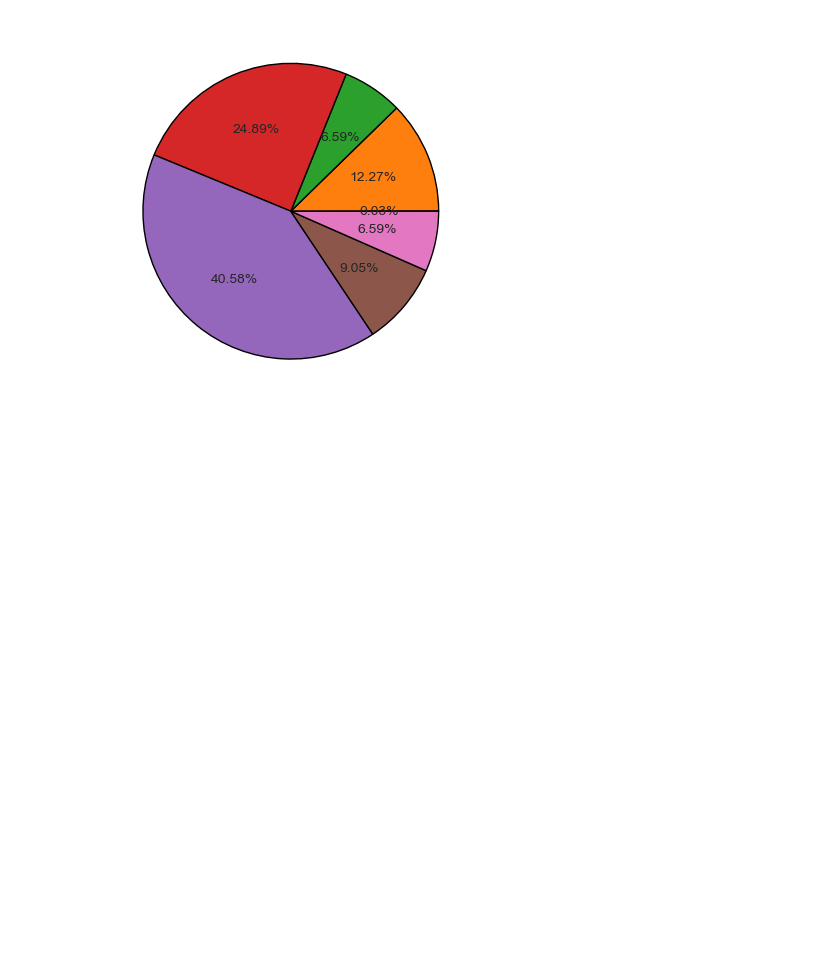
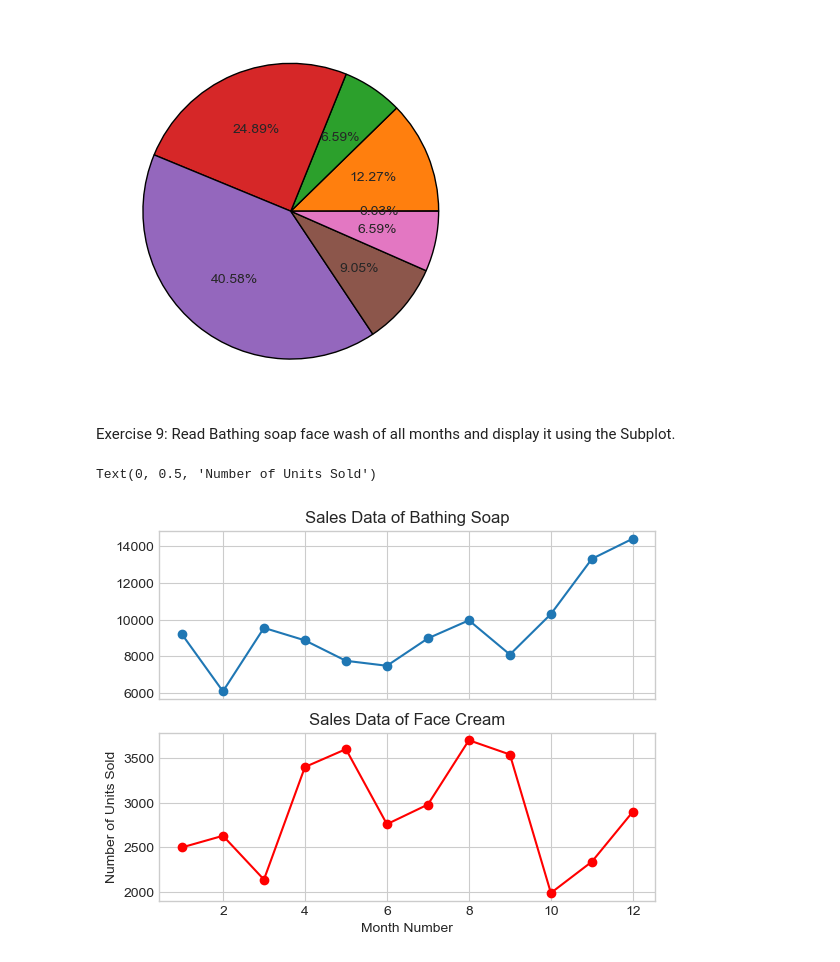
Before and after one commit to availe/CSC-245, a Jupyter notebook: lab6.ipynb, the cells around one changed output. Cells and saved outputs as stored; diff of their text form; code cells hidden in the pictures; blank space fills up the shorter version.

```diff
--- a/lab6.ipynb
+++ b/lab6.ipynb
@@ -108,3 +108,18 @@ plt.pie(sale_sums, wedgeprops={'edgecolor': 'black'}, autopct='%1.2f%%')
   Text(0.45956723235096825, -0.38574338484188053, '9.05%'),
   Text(0.587183863096768, -0.12334954770389737, '6.59%')])
 [figure]
+# %% [markdown]
+Exercise 9: Read Bathing soap face wash of all months and display it using the Subplot.
+# %%
+fig, ax = plt.subplots(nrows=2, ncols=1, sharex=True)
+
+ax[0].plot(data['month_number'], data['bathingsoap'], marker='o')
+ax[0].set_title('Sales Data of Bathing Soap')
+
+ax[1].plot(data['month_number'], data['facecream'], marker='o', color='red')
+ax[1].set_title('Sales Data of Face Cream')
+ax[1].set_xlabel('Month Number')
+ax[1].set_ylabel('Number of Units Sold')
+# %% [output]
+Text(0, 0.5, 'Number of Units Sold')
+[figure, added]
```
Also changed, not shown: parts of 2 cells of this notebook.
